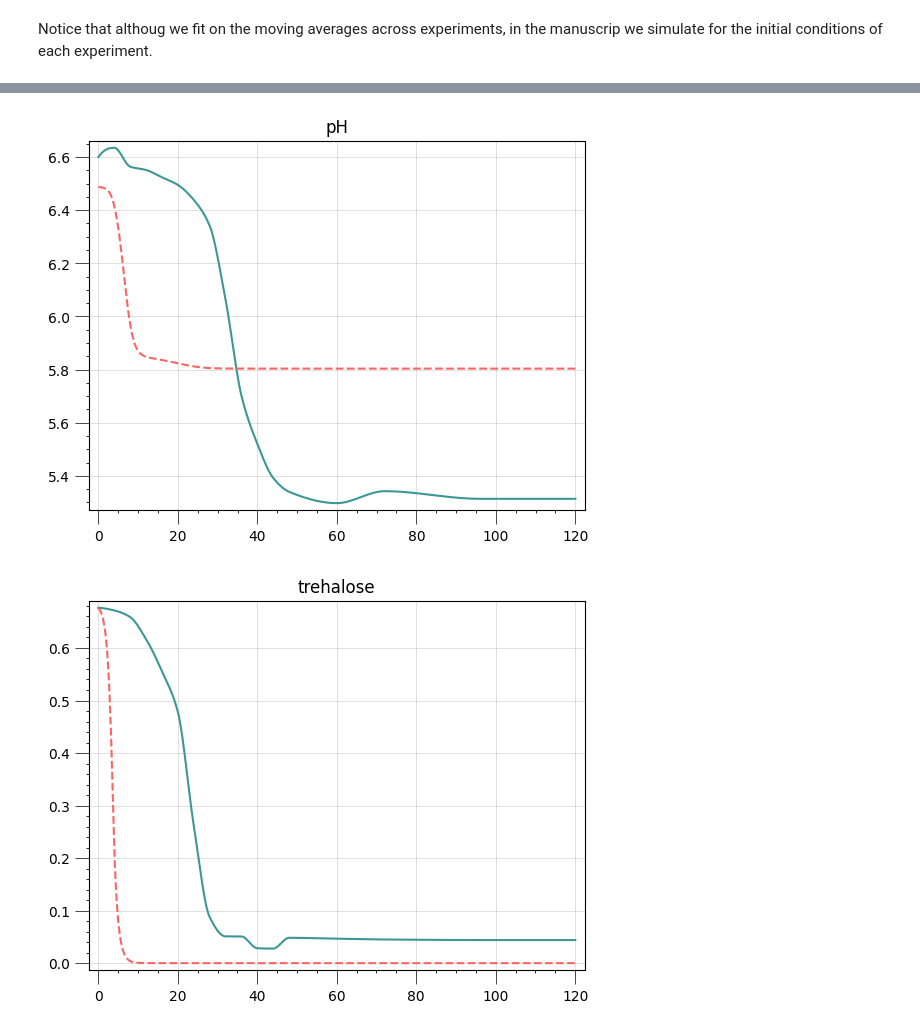
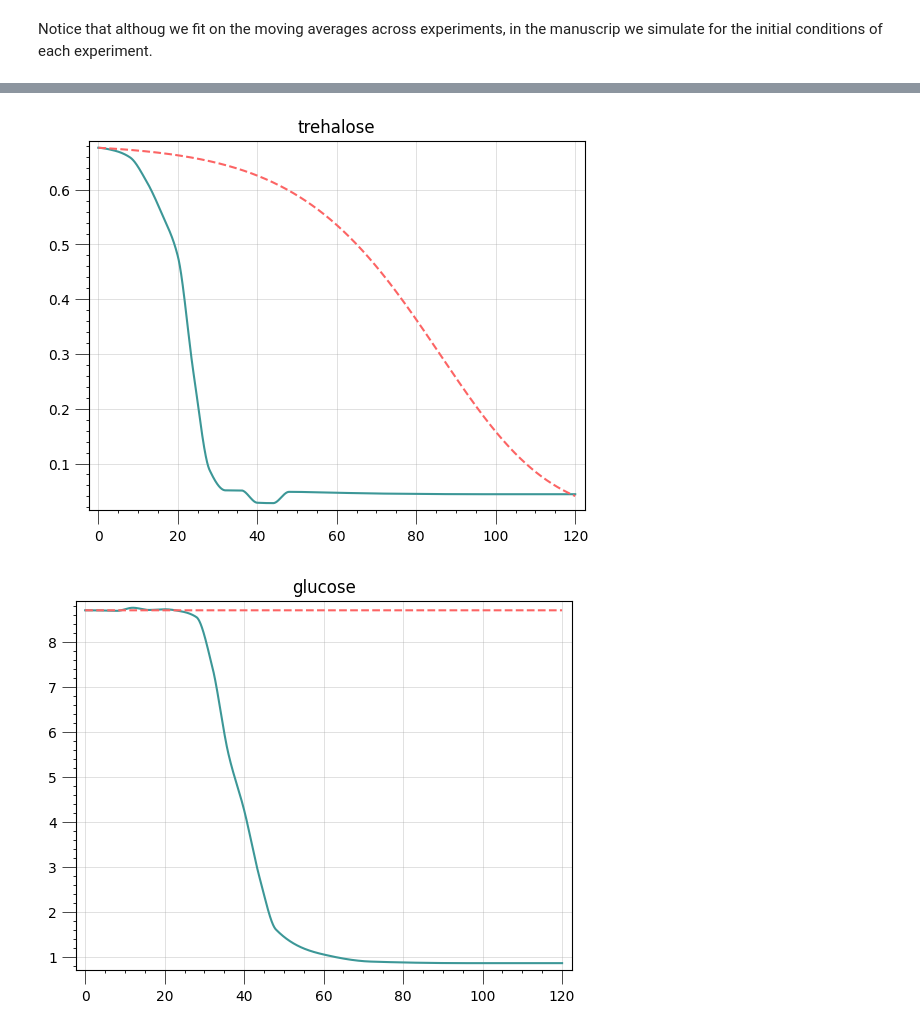
Before and after one commit to danielriosgarza/hungerGamesModel, a Jupyter notebook: notebooks/fitParameter2Model_bh.ipynb, the cells around one changed output, grey strips where cells are left out. Drawn from its saved outputs; the diff is of its cells as text; code cells hidden in the pictures.

```diff
--- a/notebooks/fitParameter2Model_bh.ipynb
+++ b/notebooks/fitParameter2Model_bh.ipynb
@@ -428,7 +407,7 @@ Notice that althoug we fit on the moving averages across experiments, in the man
 strainSummaryFolder = os.path.join(Path(os.getcwd()).parents[1], 'files', 'strainSummaries', 'bh')
 
 # load the parameters into an lmfit obj
-fitted_oarams = getPramsFromFile('bh', os.path.join(Path(os.getcwd()).parents[1], 'files', 'params', 'bh_powell_optimization.txt'))
+fitted_params = getPramsFromFile('bh', os.path.join(Path(os.getcwd()).parents[1], 'files', 'params', 'bh_powell_optimization.txt'))
 
 #database to write the parameters
 databaseName = 'modelDB_fitting_bh.sqlite3'
@@ -440,7 +419,7 @@ database = os.path.join(databaseFolder, databaseName)
 conn = create_connection(database)
 
   #assign the parameters to from the lmfit obj to the database
-assignBhParams(lmfit_params, conn)
+assignBhParams(fitted_params, conn)
 
   #load the database
 db = get_database(database)
@@ -465,11 +444,6 @@ plt.plot(r.time_simul, np.sum(r.cellActive_dyn,axis=0), '--', label = 'model')
 plt.title('live')
 plt.show()
 
-
-plt.plot(r.time_simul, splines['dead'](r.time_simul), label = 'experiment')
-plt.plot(r.time_simul, r.cellInactive_dyn[0], '--', label = 'model')
-plt.title('dead')
-plt.show()
 
 plt.plot(r.time_simul, splines['pH'](r.time_simul), label = 'experiment')
 plt.plot(r.time_simul, r.pH_simul, '--', label = 'model')
@@ -502,2 +476,2 @@ plt.show()
-[figure, old version]
+[figure, new version]
-[figure, old version]
+[figure, new version]
```
Also changed, not shown: parts of 5 cells of this notebook.
